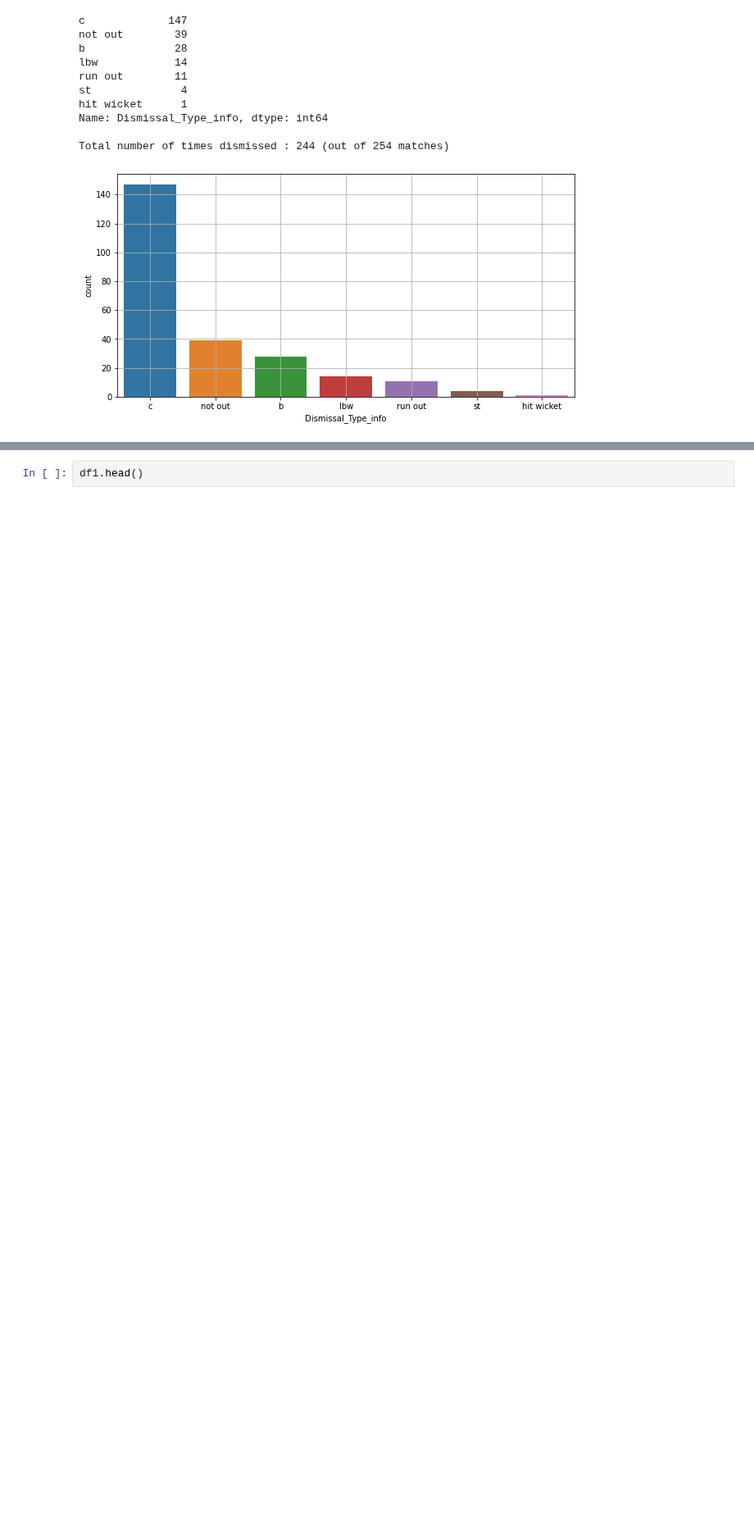
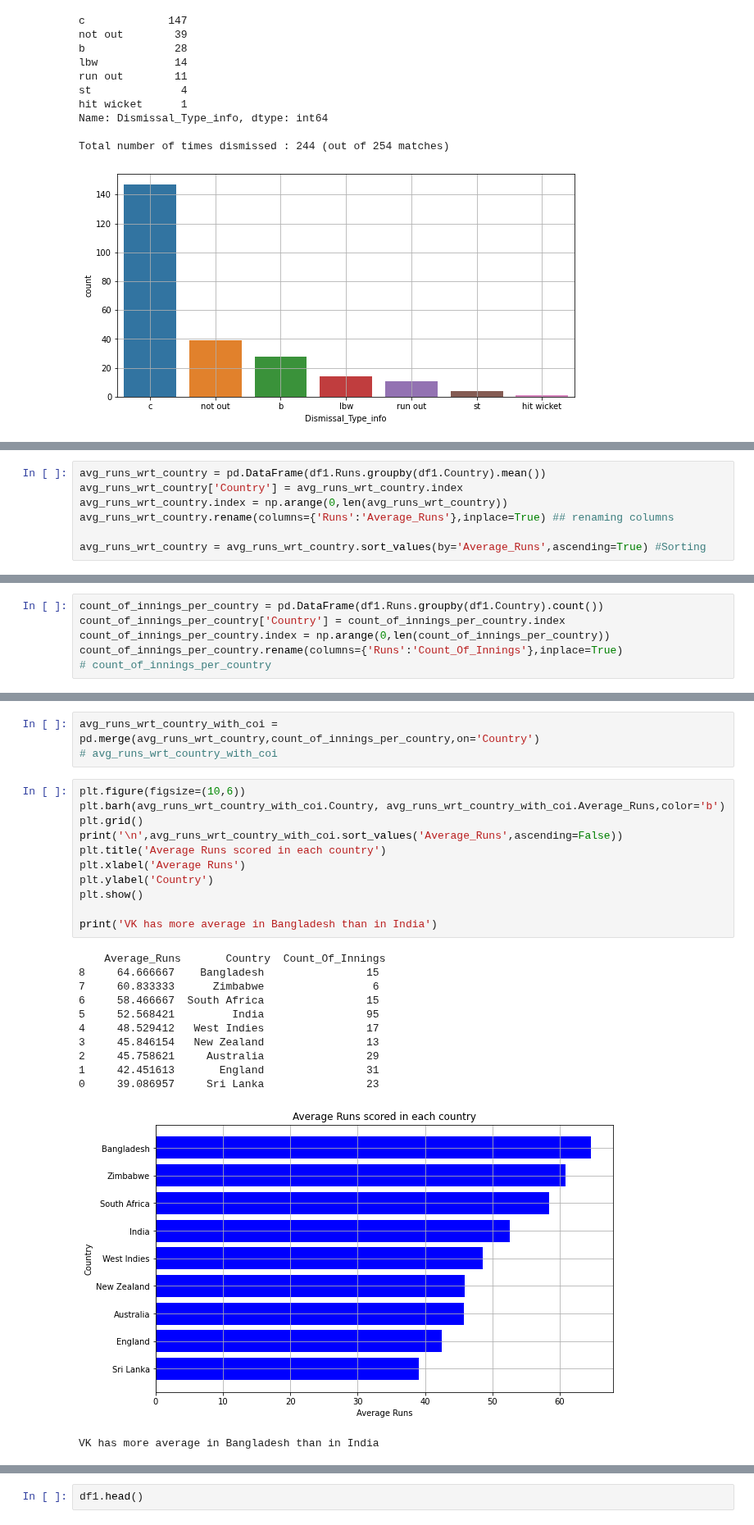
Before and after one commit to SharanDHONI/Virat-Kohli-ODI-Analysis, a Jupyter notebook: ODI Anlaysis.ipynb, the cells around one changed output, grey strips where cells are left out. Shown at 82% size. Drawn from its saved outputs; the diff is of its cells as text; blank space fills up the shorter version.

```diff
--- a/ODI Anlaysis.ipynb
+++ b/ODI Anlaysis.ipynb
@@ -320,0 +327,7 @@ Total number of times dismissed : 244 (out of 254 matches)
+# %%
+avg_runs_wrt_country = pd.DataFrame(df1.Runs.groupby(df1.Country).mean())
+avg_runs_wrt_country['Country'] = avg_runs_wrt_country.index
+avg_runs_wrt_country.index = np.arange(0,len(avg_runs_wrt_country))
+avg_runs_wrt_country.rename(columns={'Runs':'Average_Runs'},inplace=True) ## renaming columns
+
+avg_runs_wrt_country = avg_runs_wrt_country.sort_values(by='Average_Runs',ascending=True) #Sorting
@@ -320,0 +336,6 @@ Total number of times dismissed : 244 (out of 254 matches)
+# %%
+count_of_innings_per_country = pd.DataFrame(df1.Runs.groupby(df1.Country).count())
+count_of_innings_per_country['Country'] = count_of_innings_per_country.index
+count_of_innings_per_country.index = np.arange(0,len(count_of_innings_per_country))
+count_of_innings_per_country.rename(columns={'Runs':'Count_Of_Innings'},inplace=True)
+# count_of_innings_per_country
@@ -320,0 +344,27 @@ Total number of times dismissed : 244 (out of 254 matches)
+# %%
+avg_runs_wrt_country_with_coi = pd.merge(avg_runs_wrt_country,count_of_innings_per_country,on='Country')
+# avg_runs_wrt_country_with_coi
+# %%
+plt.figure(figsize=(10,6))
+plt.barh(avg_runs_wrt_country_with_coi.Country, avg_runs_wrt_country_with_coi.Average_Runs,color='b')
+plt.grid()
+print('\n',avg_runs_wrt_country_with_coi.sort_values('Average_Runs',ascending=False))
+plt.title('Average Runs scored in each country')
+plt.xlabel('Average Runs')
+plt.ylabel('Country')
+plt.show()
+
+print('VK has more average in Bangladesh than in India')
+# %% [output]
+    Average_Runs       Country  Count_Of_Innings
+8     64.666667    Bangladesh                15
+7     60.833333      Zimbabwe                 6
+6     58.466667  South Africa                15
+5     52.568421         India                95
+4     48.529412   West Indies                17
+3     45.846154   New Zealand                13
+2     45.758621     Australia                29
+1     42.451613       England                31
+0     39.086957     Sri Lanka                23
+[figure, added]
+VK has more average in Bangladesh than in India
```
Also changed, not shown: parts of 18 cells of this notebook.
